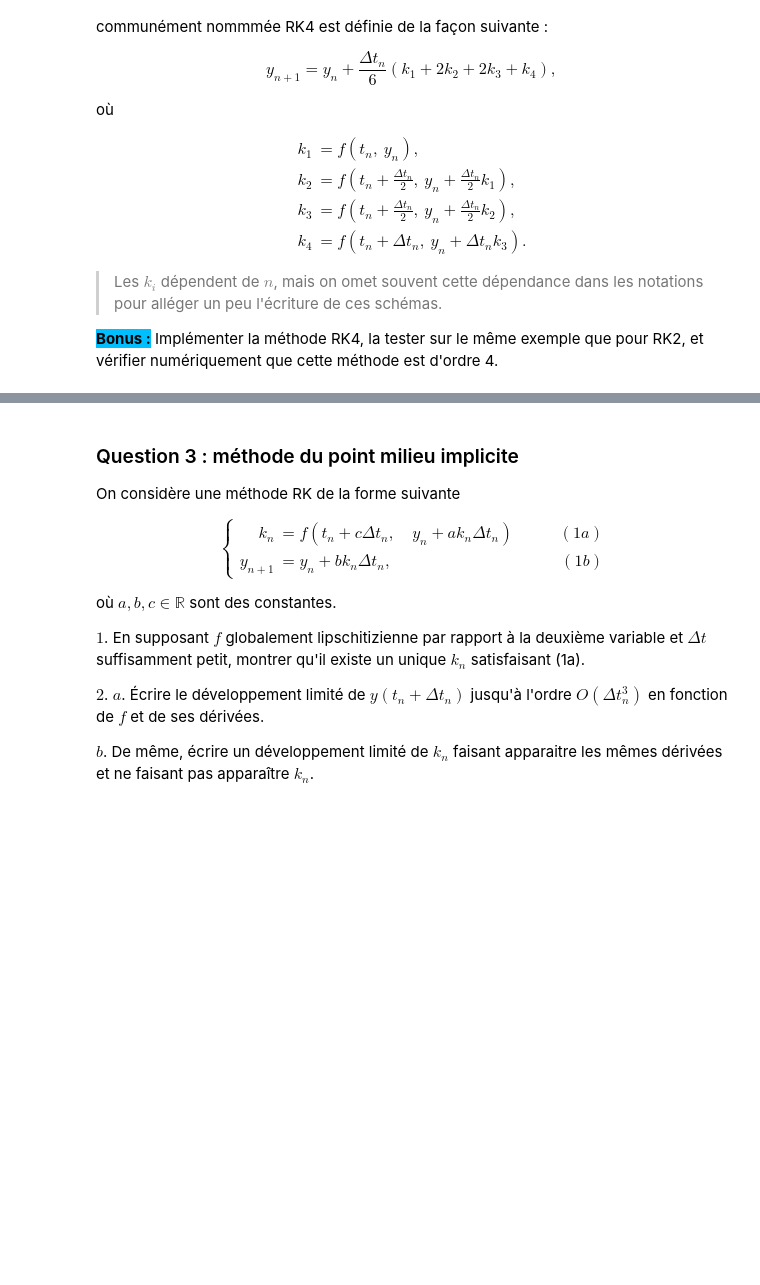
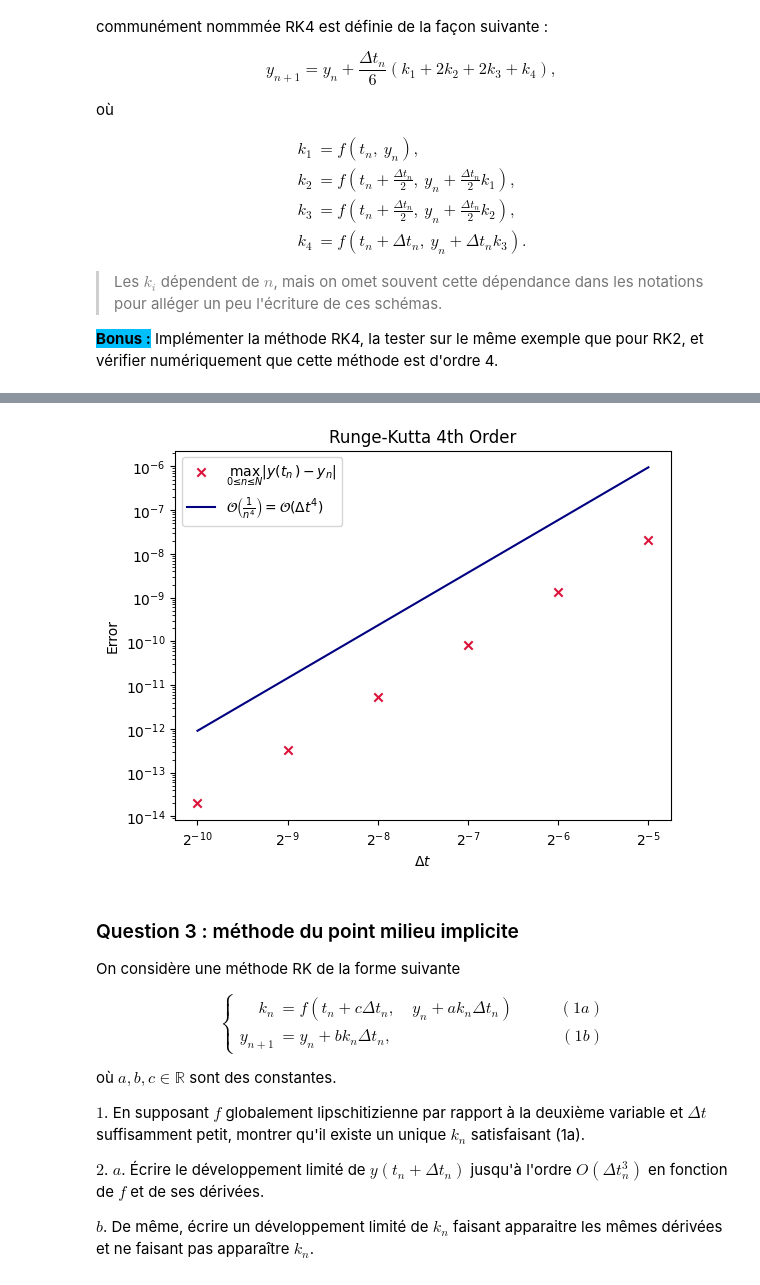
Before and after one commit to Eric-Guerra-Ribeiro/AMP_41012, a Jupyter notebook: pc8.ipynb, the cells around one changed output, grey strips where cells are left out. Saved outputs shown, nothing was run; the diff lists cells and outputs as text; code cells hidden in the pictures; blank space fills up the shorter version.

```diff
--- a/pc8.ipynb
+++ b/pc8.ipynb
@@ -114,3 +182,26 @@ def RK4(f, y0, dt, T_f):
+# %%
+# Tracer la courbe de convergence en fonction de N en échelle loglog
+# Comparer avec la courbe (Delta t)^4
+
+T_f = 1
+y0 = 1
+
+ns = 2**np.arange(5, 11, dtype=np.int64)
+dts = T_f/ns
+
+error_n = [np.max(np.abs(y_ns - np.exp(t_ns))) for dt in dts for y_ns, t_ns in [RK4(f_1, y0, dt, T_f)]]
+
+plt.scatter(dts, error_n, color='crimson', marker='x', label='$\\max_{0\\leq n \\leq N } |y(t_n) - y_n|$')
+plt.plot([2**(-5), 2**(-10)], [2**(-20), 2**(-40)], color='navy', label='$\\mathcal{O}\\left(\\frac{1}{n^4}\\right) = \\mathcal{O}(\\Delta t^4)$')
+plt.semilogx(base=2)
+plt.semilogy(base=10)
+plt.xlabel('$\\Delta t$')
+plt.ylabel('Error')
+plt.title('Runge-Kutta 4th Order')
+plt.legend()
+plt.show()
+# %% [output]
+[figure, added]
 # %% [markdown]
 ### Question 3 : méthode du point milieu implicite
 
```
Also changed, not shown: parts of 45 cells of this notebook.
